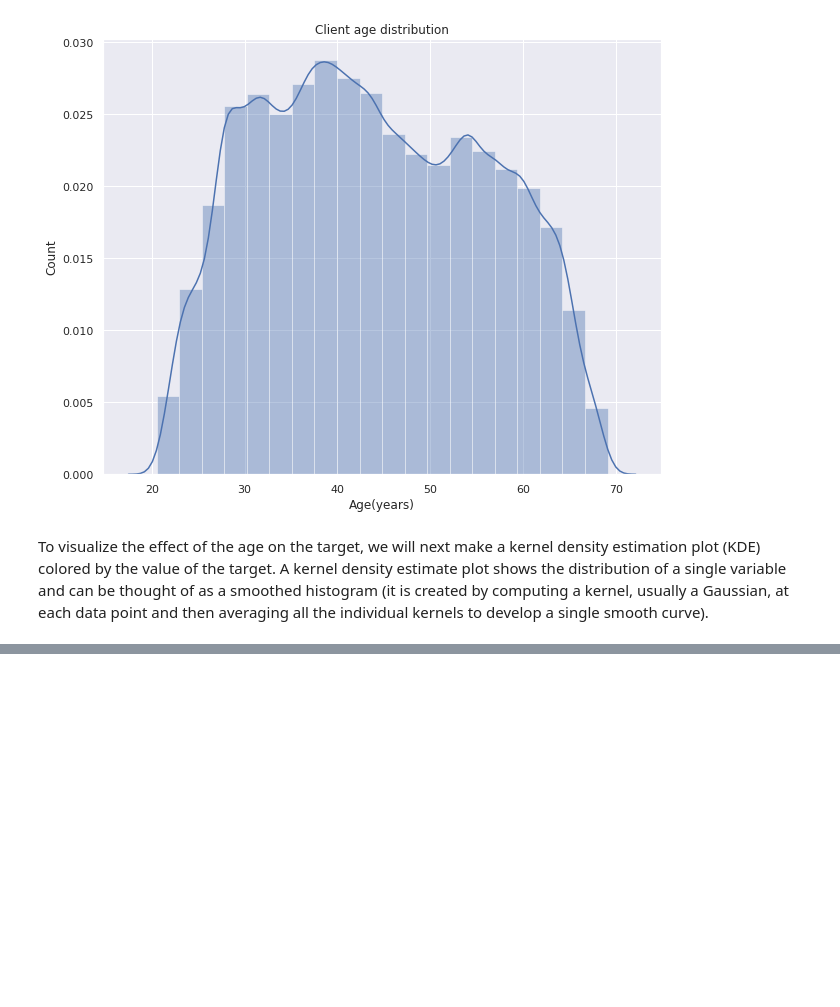
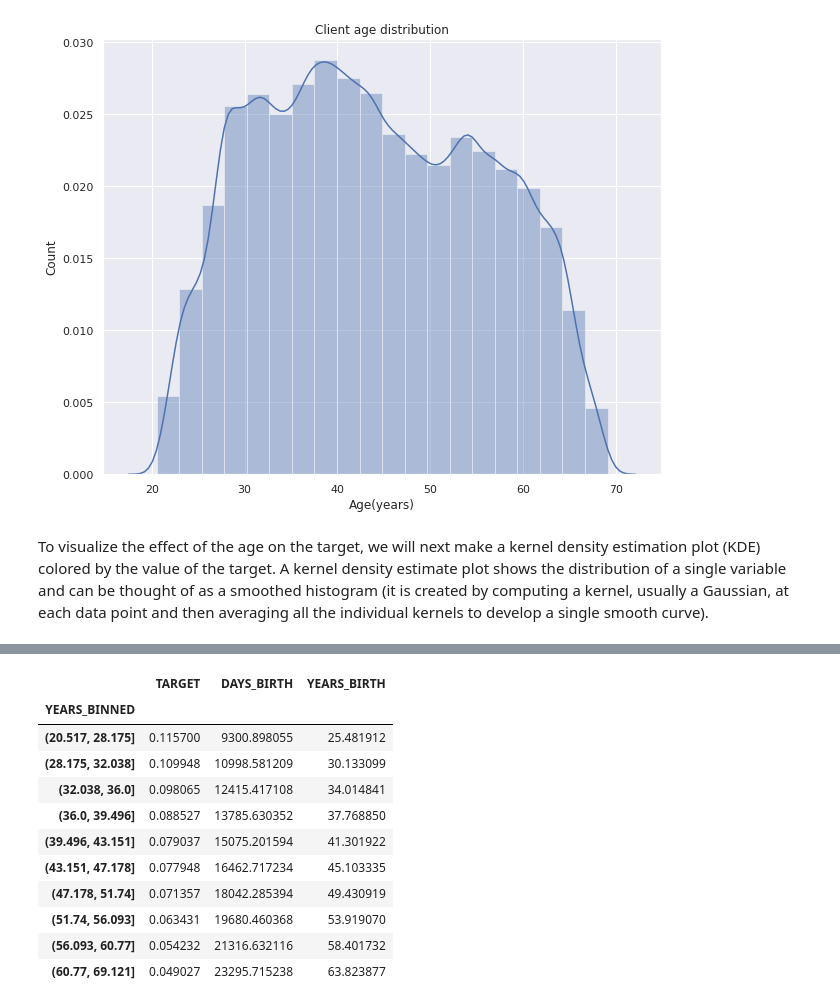
Before and after one commit to salma71/home_credit_risk, a Jupyter notebook: notebooks/credit_risk_part#1.ipynb, the cells around one changed output, grey strips where cells are left out. Drawn from its saved outputs; the diff is of its cells as text; code cells hidden in the pictures; blank space fills up the shorter version.

```diff
--- a/notebooks/credit_risk_part#1.ipynb
+++ b/notebooks/credit_risk_part#1.ipynb
@@ -466,0 +507,17 @@ AttributeError: 'AxesSubplot' object has no attribute 'xlabel'
+# %%
+# Group by the bin and calculate averages
+age_groups  = age_data.groupby('YEARS_BINNED').mean()
+age_groups
+# %% [output]
+|  | TARGET | DAYS_BIRTH | YEARS_BIRTH |
+| YEARS_BINNED |  |  |  |
+| (20.517, 28.175] | 0.115700 | 9300.898055 | 25.481912 |
+| (28.175, 32.038] | 0.109948 | 10998.581209 | 30.133099 |
+| (32.038, 36.0] | 0.098065 | 12415.417108 | 34.014841 |
+| (36.0, 39.496] | 0.088527 | 13785.630352 | 37.768850 |
+| (39.496, 43.151] | 0.079037 | 15075.201594 | 41.301922 |
+| (43.151, 47.178] | 0.077948 | 16462.717234 | 45.103335 |
+| (47.178, 51.74] | 0.071357 | 18042.285394 | 49.430919 |
+| (51.74, 56.093] | 0.063431 | 19680.460368 | 53.919070 |
+| (56.093, 60.77] | 0.054232 | 21316.632116 | 58.401732 |
+| (60.77, 69.121] | 0.049027 | 23295.715238 | 63.823877 |
```
Also changed, not shown: parts of 7 cells of this notebook.
